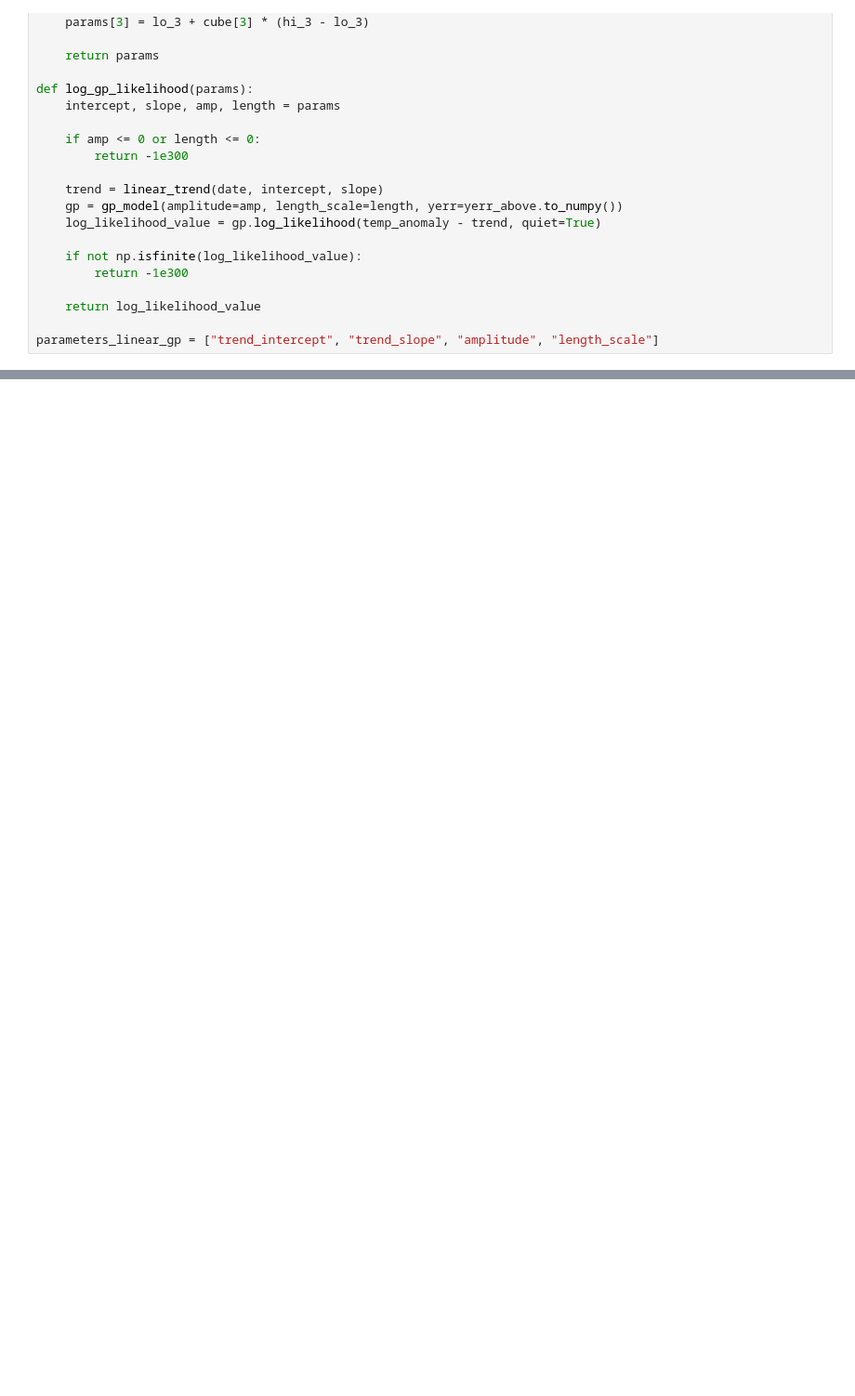
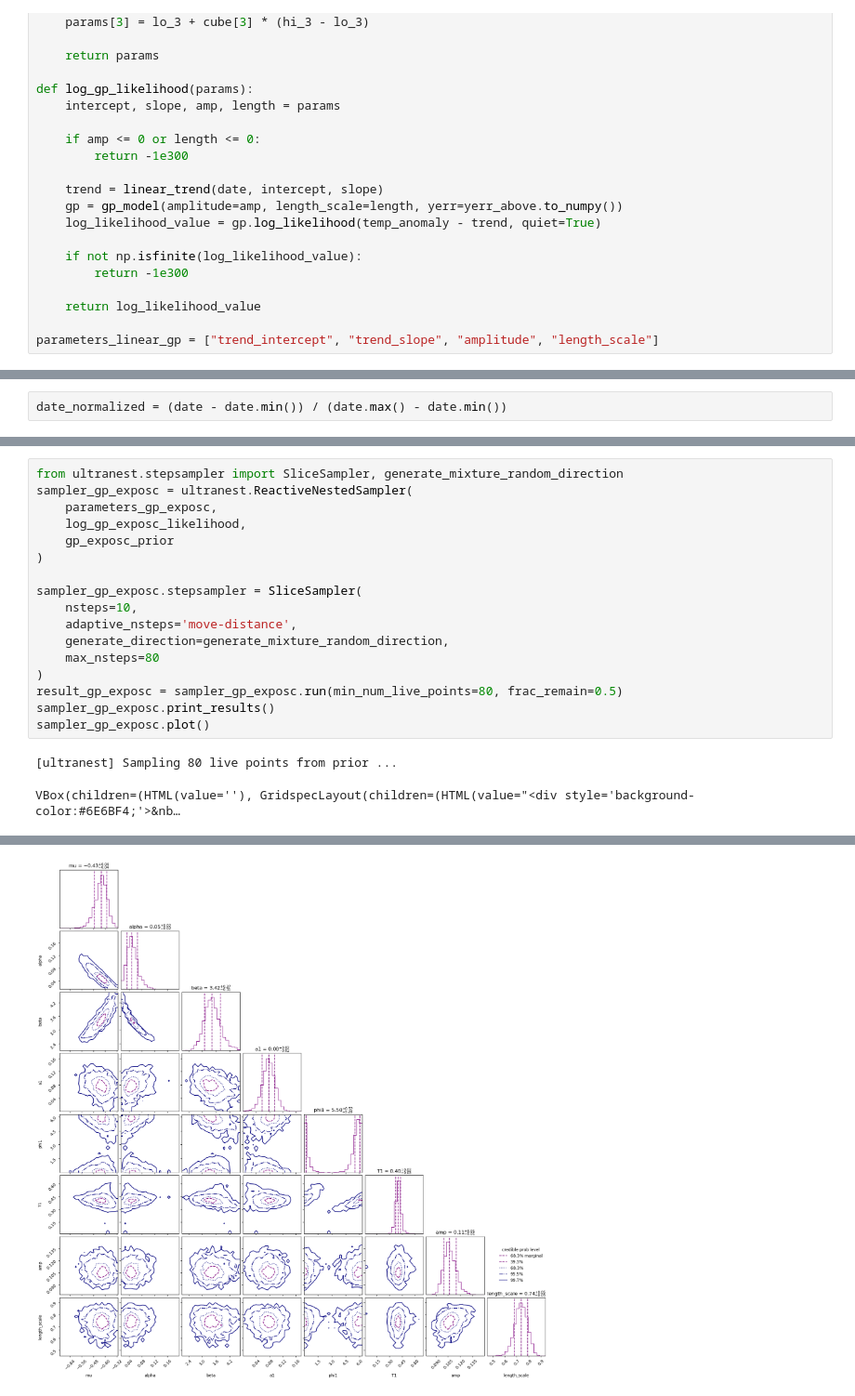
Before and after one commit to stevelonny/global-warming, a Jupyter notebook: gaussian-process.ipynb, the cells around one changed output, grey strips where cells are left out. Shown at 93% size. Cells and saved outputs as stored; diff of their text form; blank space fills up the shorter version.

```diff
--- a/gaussian-process.ipynb
+++ b/gaussian-process.ipynb
@@ -489,0 +524,2 @@ KeyboardInterrupt:
+# %%
+date_normalized = (date - date.min()) / (date.max() - date.min())
@@ -489,0 +562,20 @@ KeyboardInterrupt:
+# %%
+from ultranest.stepsampler import SliceSampler, generate_mixture_random_direction
+sampler_gp_exposc = ultranest.ReactiveNestedSampler(
+    parameters_gp_exposc,
+    log_gp_exposc_likelihood,
+    gp_exposc_prior
+)
+
+sampler_gp_exposc.stepsampler = SliceSampler(
+    nsteps=10,
+    adaptive_nsteps='move-distance',
+    generate_direction=generate_mixture_random_direction,
+    max_nsteps=80
+)
+result_gp_exposc = sampler_gp_exposc.run(min_num_live_points=80, frac_remain=0.5)
+sampler_gp_exposc.print_results()
+sampler_gp_exposc.plot()
+# %% [output]
+[ultranest] Sampling 80 live points from prior ...
+VBox(children=(HTML(value=''), GridspecLayout(children=(HTML(value="<div style='background-color:#6E6BF4;'>&nb…
@@ -489,0 +599 @@ KeyboardInterrupt:
+[figure, added]
```
Also changed, not shown: parts of 24 cells of this notebook, 1 other file.
